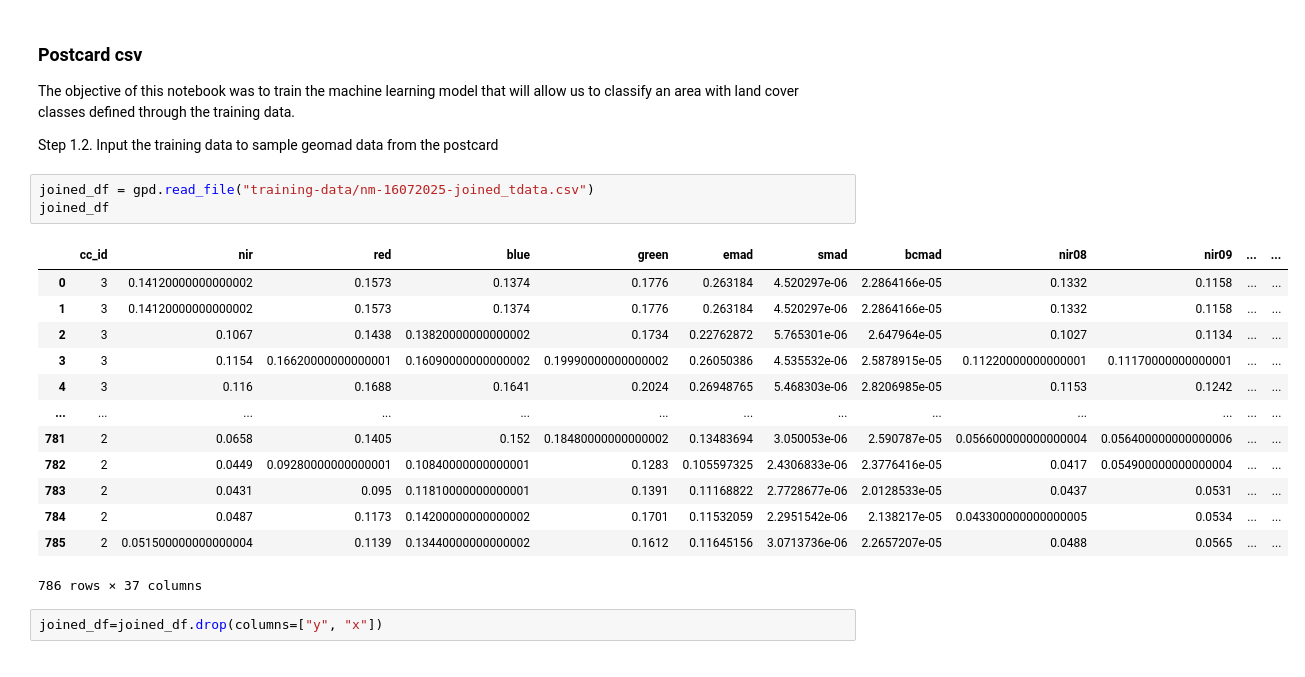
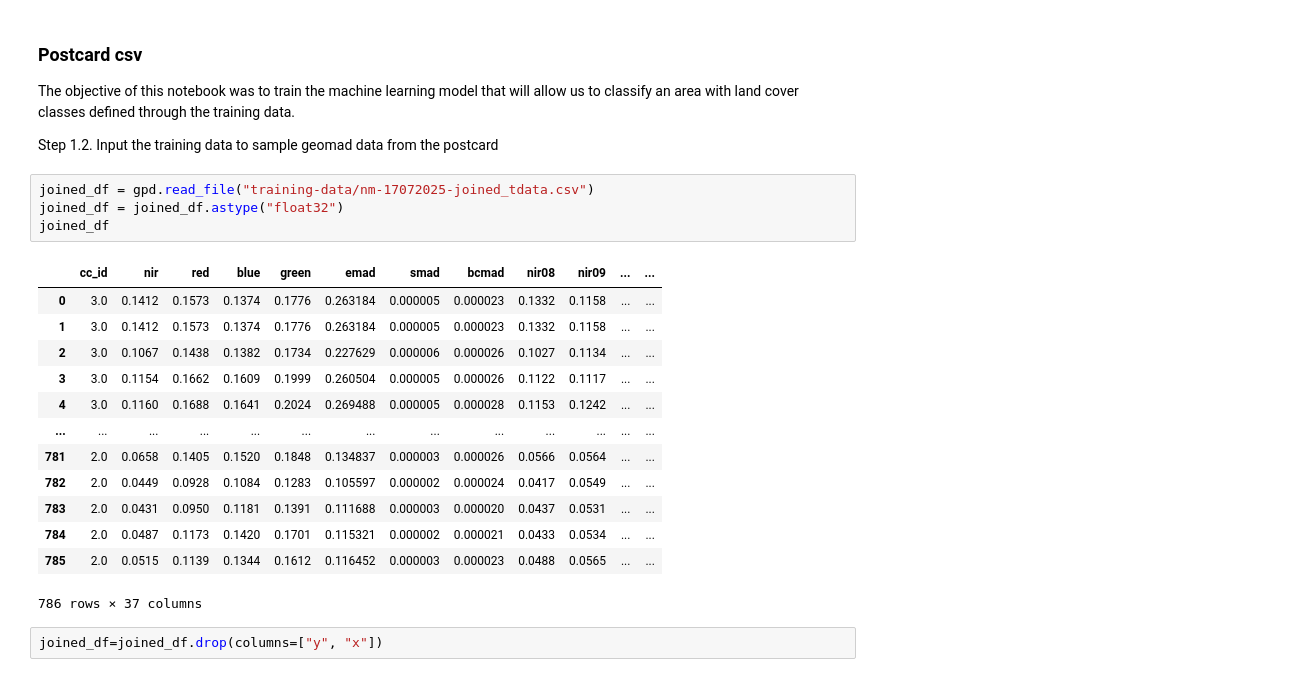
Before and after one commit to digitalearthpacific/dep-seagrass, a Jupyter notebook: classification/3-model-training.ipynb, the cells around one changed output. Cells and saved outputs as stored; diff of their text form.

```diff
--- a/classification/3-model-training.ipynb
+++ b/classification/3-model-training.ipynb
@@ -37,21 +37,22 @@ The objective of this notebook was to train the machine learning model that will
 
 Step 1.2. Input the training data to sample geomad data from the postcard
 # %%
-joined_df = gpd.read_file("training-data/nm-16072025-joined_tdata.csv")
+joined_df = gpd.read_file("training-data/nm-17072025-joined_tdata.csv")
+joined_df = joined_df.astype("float32")
 joined_df
 # %% [output]
 |  | cc_id | nir | red | blue | green | emad | smad | bcmad | nir08 | nir09 | ... | ... |
-| 0 | 3 | 0.14120000000000002 | 0.1573 | 0.1374 | 0.1776 | 0.263184 | 4.520297e-06 | 2.2864166e-05 | 0.1332 | 0.1158 | ... | ... |
-| 1 | 3 | 0.14120000000000002 | 0.1573 | 0.1374 | 0.1776 | 0.263184 | 4.520297e-06 | 2.2864166e-05 | 0.1332 | 0.1158 | ... | ... |
-| 2 | 3 | 0.1067 | 0.1438 | 0.13820000000000002 | 0.1734 | 0.22762872 | 5.765301e-06 | 2.647964e-05 | 0.1027 | 0.1134 | ... | ... |
-| 3 | 3 | 0.1154 | 0.16620000000000001 | 0.16090000000000002 | 0.19990000000000002 | 0.26050386 | 4.535532e-06 | 2.5878915e-05 | 0.11220000000000001 | 0.11170000000000001 | ... | ... |
-| 4 | 3 | 0.116 | 0.1688 | 0.1641 | 0.2024 | 0.26948765 | 5.468303e-06 | 2.8206985e-05 | 0.1153 | 0.1242 | ... | ... |
+| 0 | 3.0 | 0.1412 | 0.1573 | 0.1374 | 0.1776 | 0.263184 | 0.000005 | 0.000023 | 0.1332 | 0.1158 | ... | ... |
+| 1 | 3.0 | 0.1412 | 0.1573 | 0.1374 | 0.1776 | 0.263184 | 0.000005 | 0.000023 | 0.1332 | 0.1158 | ... | ... |
+| 2 | 3.0 | 0.1067 | 0.1438 | 0.1382 | 0.1734 | 0.227629 | 0.000006 | 0.000026 | 0.1027 | 0.1134 | ... | ... |
+| 3 | 3.0 | 0.1154 | 0.1662 | 0.1609 | 0.1999 | 0.260504 | 0.000005 | 0.000026 | 0.1122 | 0.1117 | ... | ... |
+| 4 | 3.0 | 0.1160 | 0.1688 | 0.1641 | 0.2024 | 0.269488 | 0.000005 | 0.000028 | 0.1153 | 0.1242 | ... | ... |
 | ... | ... | ... | ... | ... | ... | ... | ... | ... | ... | ... | ... | ... |
-| 781 | 2 | 0.0658 | 0.1405 | 0.152 | 0.18480000000000002 | 0.13483694 | 3.050053e-06 | 2.590787e-05 | 0.056600000000000004 | 0.056400000000000006 | ... | ... |
-| 782 | 2 | 0.0449 | 0.09280000000000001 | 0.10840000000000001 | 0.1283 | 0.105597325 | 2.4306833e-06 | 2.3776416e-05 | 0.0417 | 0.054900000000000004 | ... | ... |
-| 783 | 2 | 0.0431 | 0.095 | 0.11810000000000001 | 0.1391 | 0.11168822 | 2.7728677e-06 | 2.0128533e-05 | 0.0437 | 0.0531 | ... | ... |
-| 784 | 2 | 0.0487 | 0.1173 | 0.14200000000000002 | 0.1701 | 0.11532059 | 2.2951542e-06 | 2.138217e-05 | 0.043300000000000005 | 0.0534 | ... | ... |
-| 785 | 2 | 0.051500000000000004 | 0.1139 | 0.13440000000000002 | 0.1612 | 0.11645156 | 3.0713736e-06 | 2.2657207e-05 | 0.0488 | 0.0565 | ... | ... |
+| 781 | 2.0 | 0.0658 | 0.1405 | 0.1520 | 0.1848 | 0.134837 | 0.000003 | 0.000026 | 0.0566 | 0.0564 | ... | ... |
+| 782 | 2.0 | 0.0449 | 0.0928 | 0.1084 | 0.1283 | 0.105597 | 0.000002 | 0.000024 | 0.0417 | 0.0549 | ... | ... |
+| 783 | 2.0 | 0.0431 | 0.0950 | 0.1181 | 0.1391 | 0.111688 | 0.000003 | 0.000020 | 0.0437 | 0.0531 | ... | ... |
+| 784 | 2.0 | 0.0487 | 0.1173 | 0.1420 | 0.1701 | 0.115321 | 0.000002 | 0.000021 | 0.0433 | 0.0534 | ... | ... |
+| 785 | 2.0 | 0.0515 | 0.1139 | 0.1344 | 0.1612 | 0.116452 | 0.000003 | 0.000023 | 0.0488 | 0.0565 | ... | ... |
 786 rows × 37 columns
 # %%
 joined_df=joined_df.drop(columns=["y", "x"])
```
Also changed, not shown: parts of 2 cells of this notebook, 12 other files.
